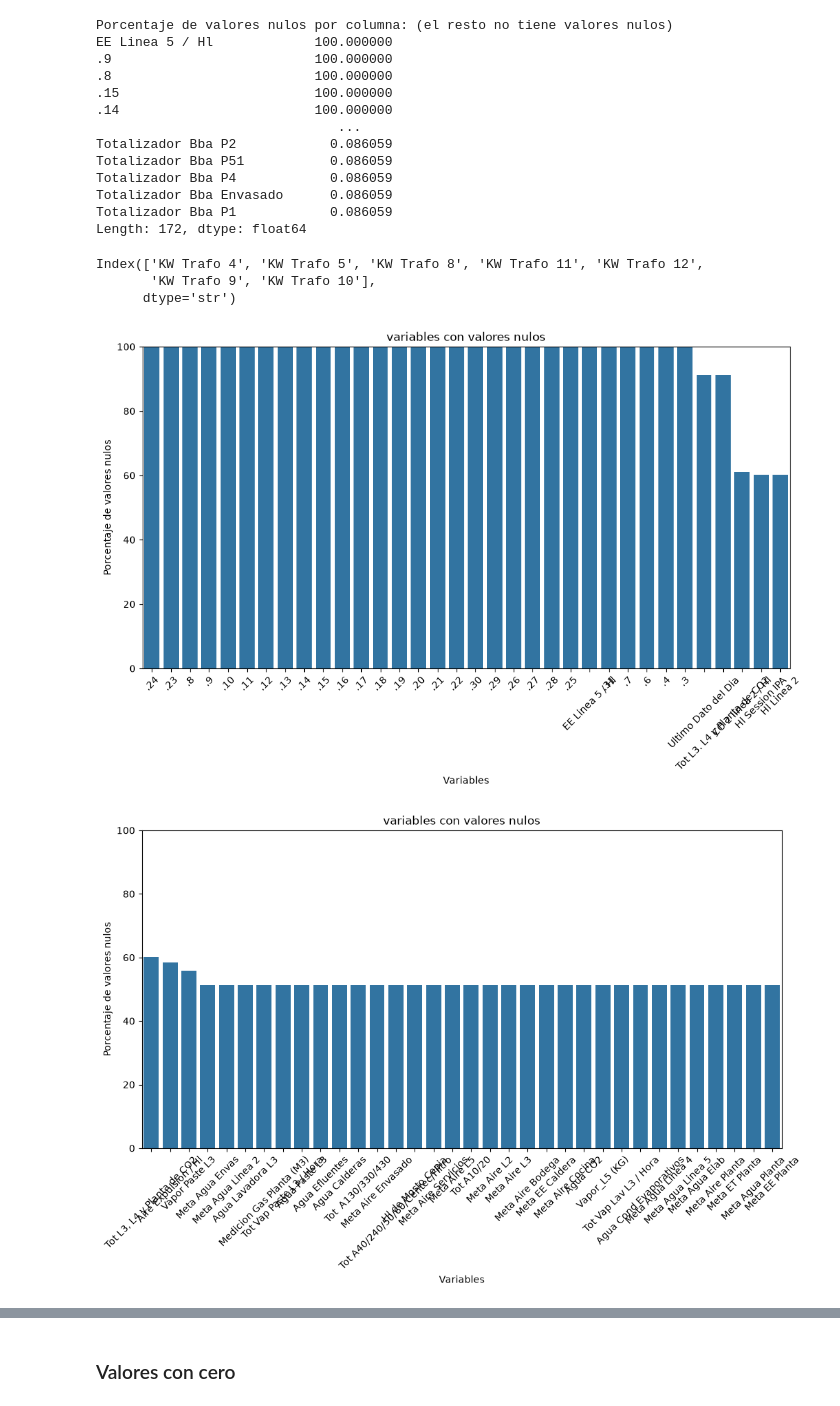
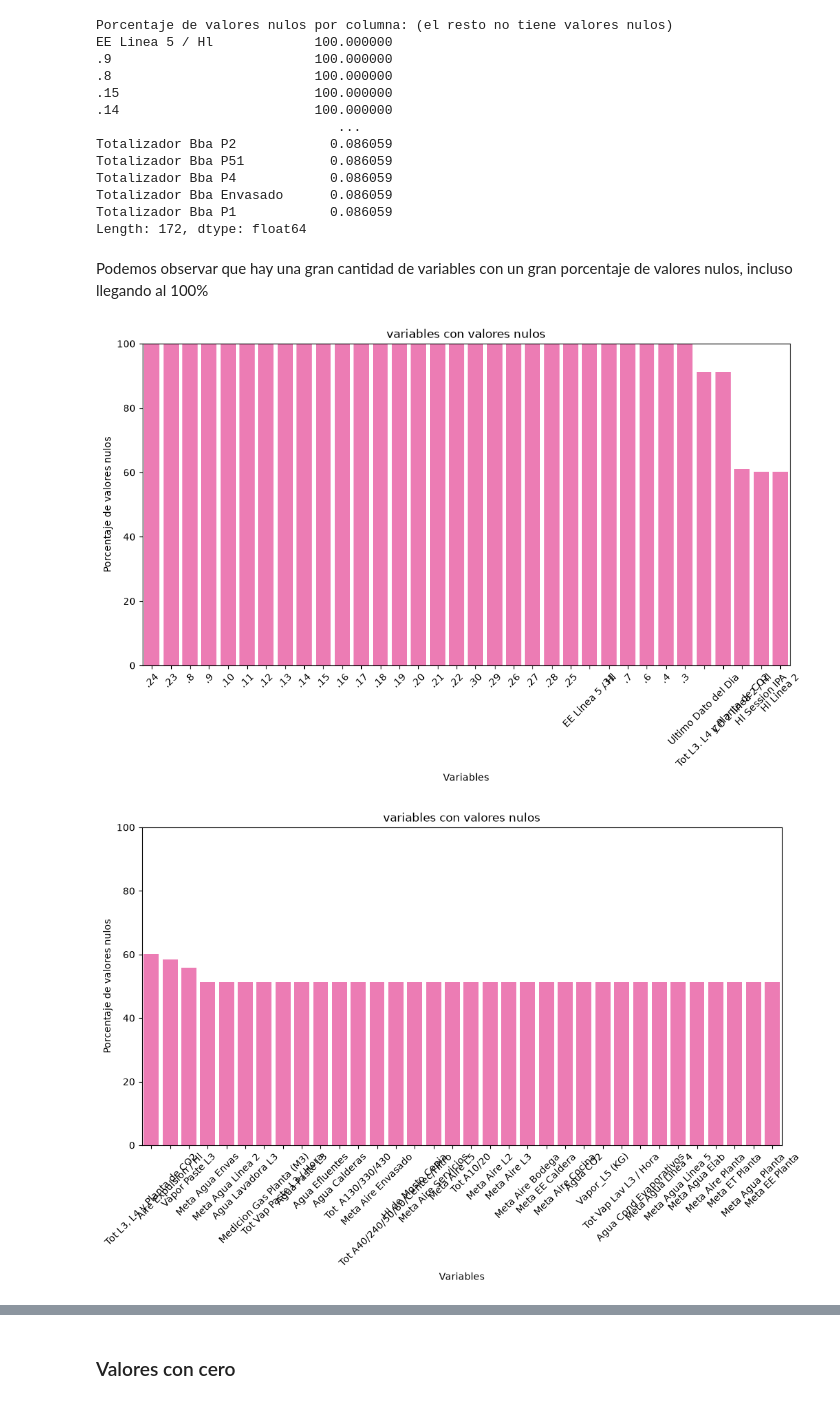
Before and after one commit to ignaciofaule-tech/TPI_LAB2_2026, a Jupyter notebook: notebooks/EDA.ipynb, the cells around one changed output, grey strips where cells are left out. Drawn from its saved outputs; the diff is of its cells as text; code cells hidden in the pictures.

```diff
--- a/notebooks/EDA.ipynb
+++ b/notebooks/EDA.ipynb
@@ -109,26 +111,22 @@ Totalizador Bba P4            0.086059
 Totalizador Bba Envasado      0.086059
 Totalizador Bba P1            0.086059
 Length: 172, dtype: float64
-# %%
-print(df_completo.columns[df_completo.columns.str.contains("Trafo")])
-# %% [output]
-Index(['KW Trafo 4', 'KW Trafo 5', 'KW Trafo 8', 'KW Trafo 11', 'KW Trafo 12',
-       'KW Trafo 9', 'KW Trafo 10'],
-      dtype='str')
+# %% [markdown]
+Podemos observar que hay una gran cantidad de variables con un gran porcentaje de valores nulos, incluso llegando al 100%
 # %%
 nulos = df_completo.isna().sum().sort_values(ascending=False)/df_completo.shape[0]*100
 nulos = nulos[nulos>0]
 k = 5
 for i in range(k):
     plt.figure(figsize=(12,6))
     nulos_parte = nulos[i*nulos.shape[0]//k:(i+1)*nulos.shape[0]//k]
-    sns.barplot(x=nulos_parte.index,y=nulos_parte.values)
+    sns.barplot(x=nulos_parte.index,y=nulos_parte.values, color="hotpink")
     plt.title("variables con valores nulos")
     plt.ylabel("Porcentaje de valores nulos")
     plt.xlabel("Variables")
     plt.xticks(rotation=45)
     plt.ylim(0,100)
     plt.show()
 # %% [output]
-[figure, old version]
+[figure, new version]
-[figure, old version]
+[figure, new version]
```
Also changed, not shown: parts of 70 cells of this notebook.
